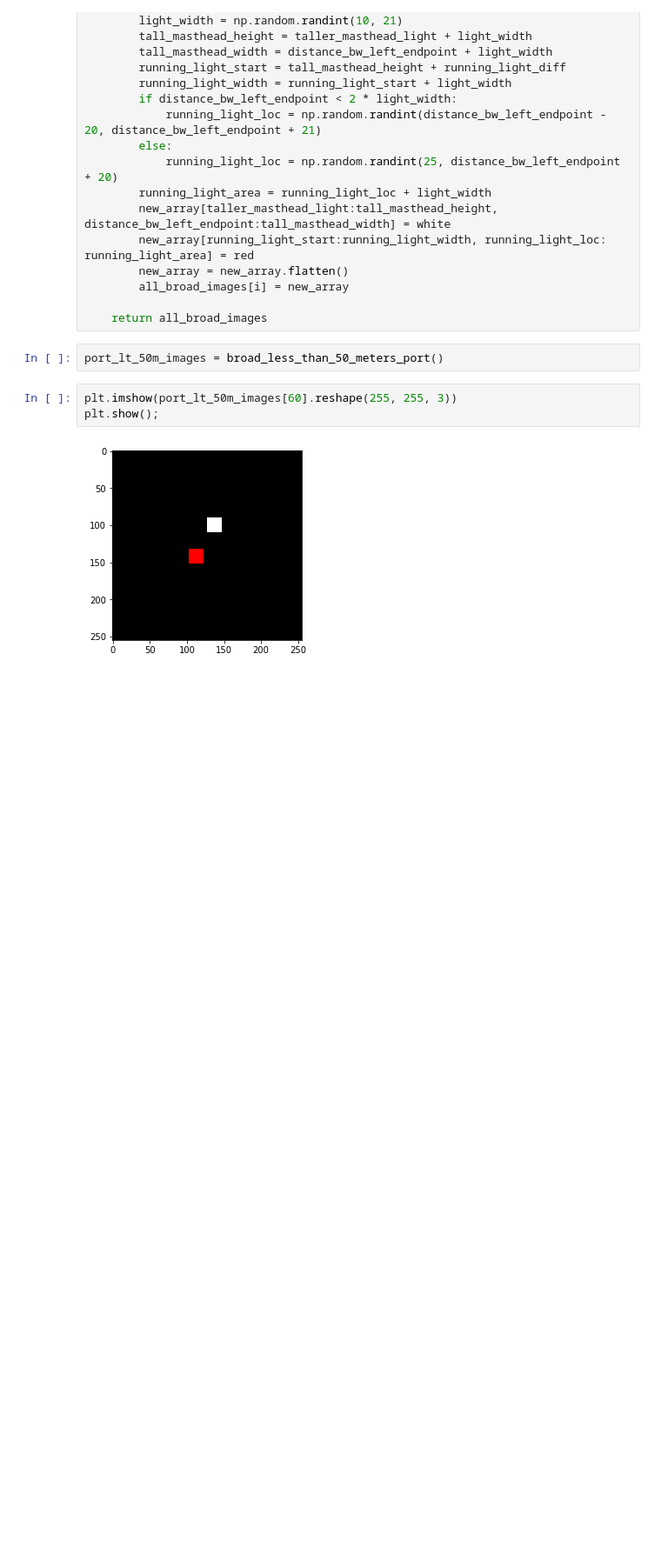
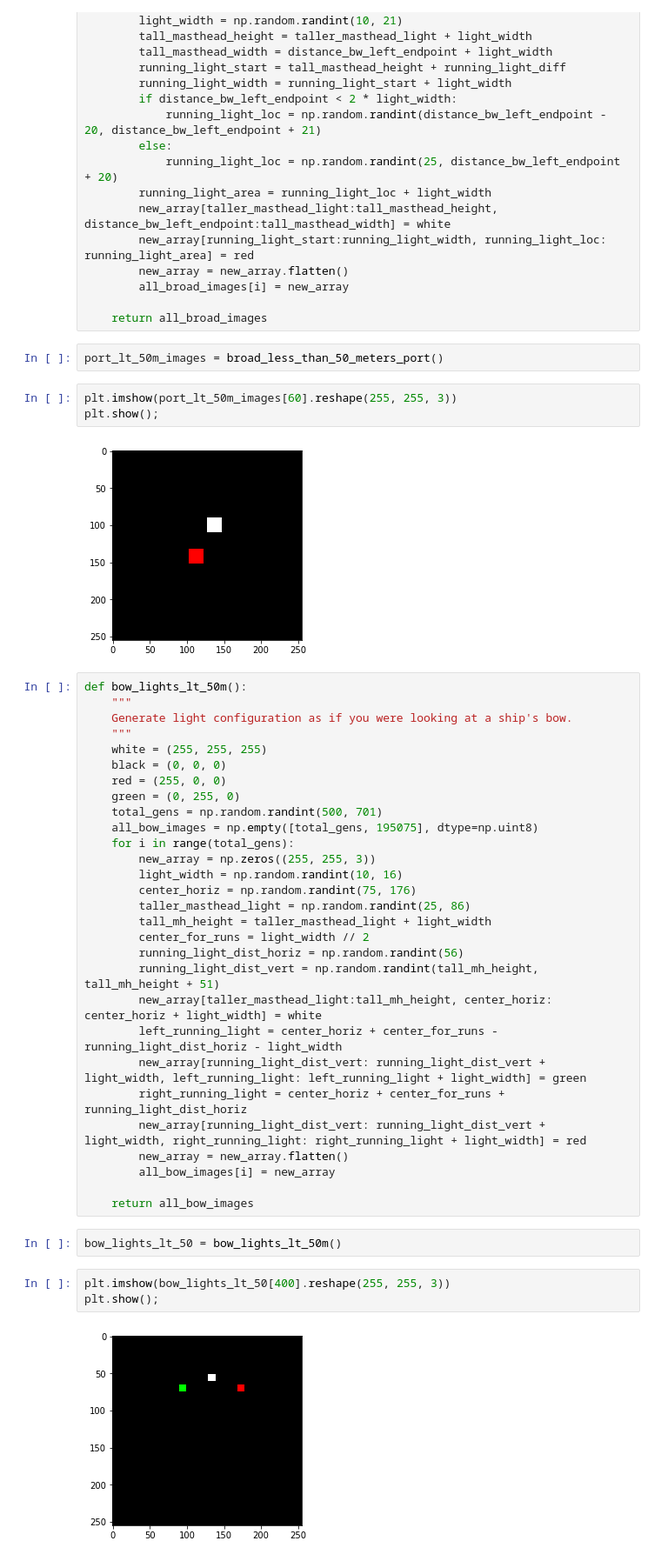
Before and after one commit to kurtrm/bearing_rate_analysis, a Jupyter notebook: nav_lights_analysis.ipynb, the cells around one changed output. Shown at 87% size. Cells and saved outputs as stored; diff of their text form; blank space fills up the shorter version.

Commit message:
Added less than 50 meters bow lights.

```diff
--- a/nav_lights_analysis.ipynb
+++ b/nav_lights_analysis.ipynb
@@ -327,3 +327,39 @@ plt.imshow(port_lt_50m_images[60].reshape(255, 255, 3))
 plt.show();
 # %% [output]
 [figure]
+# %%
+def bow_lights_lt_50m():
+    """
+    Generate light configuration as if you were looking at a ship's bow.
+    """
+    white = (255, 255, 255)
+    black = (0, 0, 0)
+    red = (255, 0, 0)
+    green = (0, 255, 0)
+    total_gens = np.random.randint(500, 701)
+    all_bow_images = np.empty([total_gens, 195075], dtype=np.uint8)
+    for i in range(total_gens):
+        new_array = np.zeros((255, 255, 3))
+        light_width = np.random.randint(10, 16)
+        center_horiz = np.random.randint(75, 176)
+        taller_masthead_light = np.random.randint(25, 86)
+        tall_mh_height = taller_masthead_light + light_width
+        center_for_runs = light_width // 2
+        running_light_dist_horiz = np.random.randint(56)
+        running_light_dist_vert = np.random.randint(tall_mh_height, tall_mh_height + 51)
+        new_array[taller_masthead_light:tall_mh_height, center_horiz: center_horiz + light_width] = white
+        left_running_light = center_horiz + center_for_runs - running_light_dist_horiz - light_width
+        new_array[running_light_dist_vert: running_light_dist_vert + light_width, left_running_light: left_running_light + light_width] = green
+        right_running_light = center_horiz + center_for_runs + running_light_dist_horiz
+        new_array[running_light_dist_vert: running_light_dist_vert + light_width, right_running_light: right_running_light + light_width] = red
+        new_array = new_array.flatten()
+        all_bow_images[i] = new_array
+
+    return all_bow_images
+# %%
+bow_lights_lt_50 = bow_lights_lt_50m()
+# %%
+plt.imshow(bow_lights_lt_50[400].reshape(255, 255, 3))
+plt.show();
+# %% [output]
+[figure, added]
```
